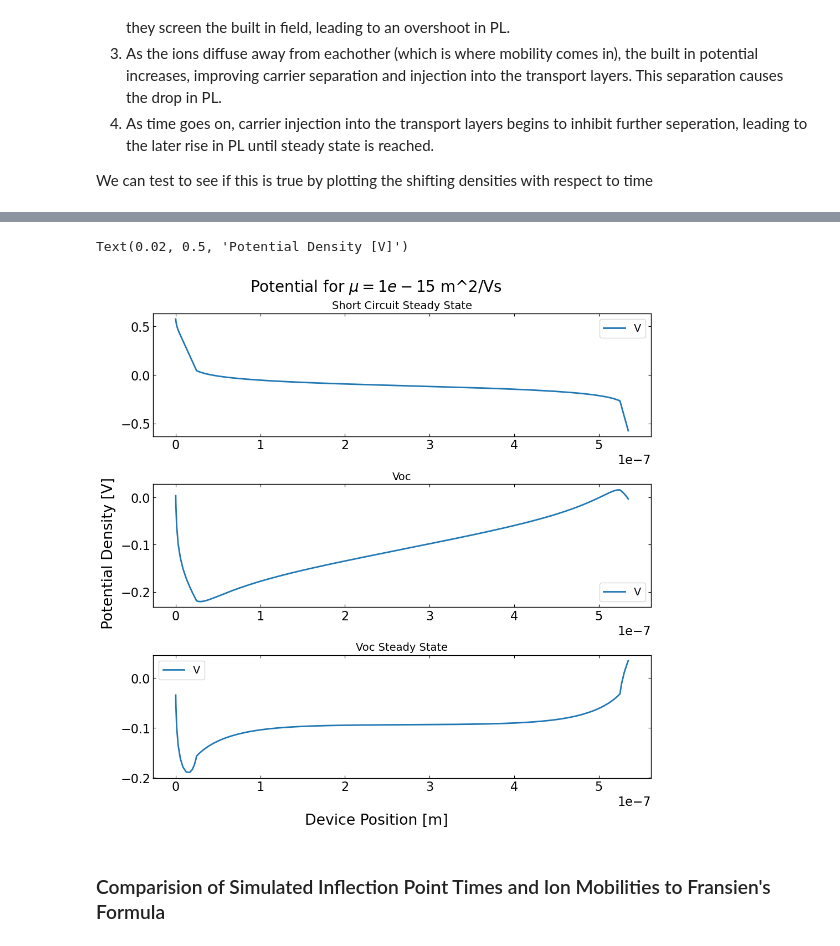
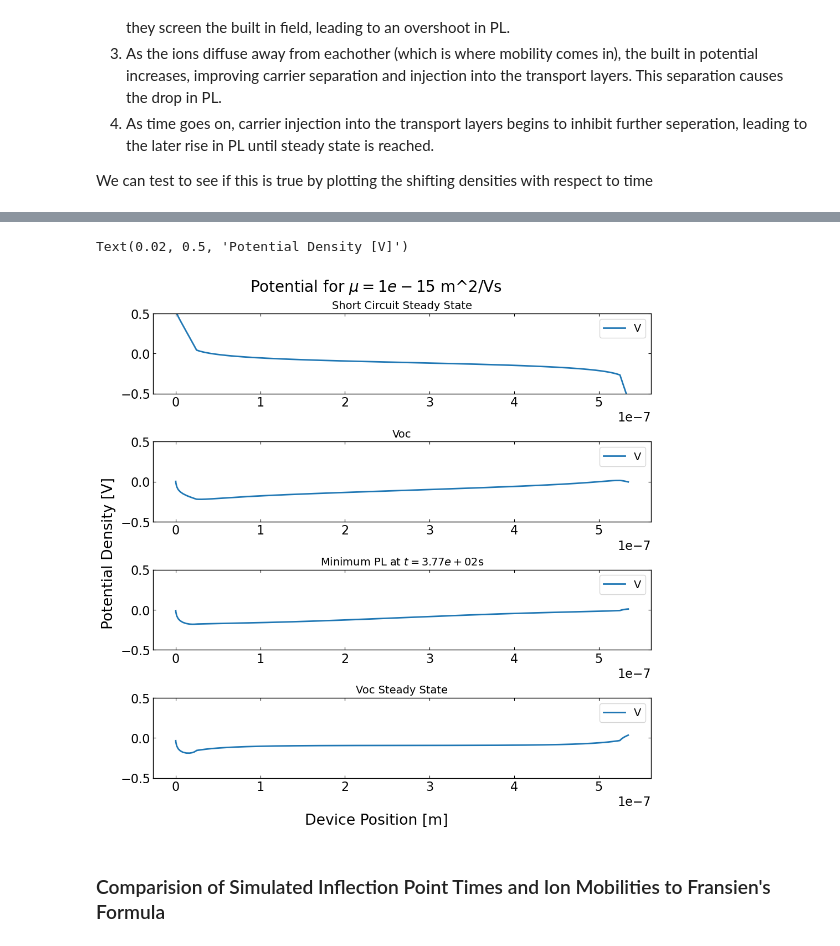
Before and after one commit to joshedmundson/pySIMsalabim, a Jupyter notebook: Notebooks/New PL Project/analysis.ipynb, the cells around one changed output, grey strips where cells are left out. Saved outputs shown, nothing was run; the diff lists cells and outputs as text; code cells hidden in the pictures.

```diff
--- a/Notebooks/New PL Project/analysis.ipynb
+++ b/Notebooks/New PL Project/analysis.ipynb
@@ -125,7 +125,7 @@ for ion_mobility in mu_ions:
 
     var_file_name = f"varFile_{ion_mobility}.dat"
     var_file_data = pd.read_csv(os.path.join(session_path, var_file_name), sep=r"\s+")
-    var_file_data = var_file_data[["x", "time", "n", "p", "anion", "cation", "V"]]
+    var_file_data = var_file_data[["x", "time", "n", "p", "anion", "cation", "V", "Jn", "Jp", "IntSRHn", "IntSRHp"]]
 
     zimt_run = ZimtRun(N_anion=1E22, N_cation=1E22, tj_data=tj_file_data, var_data=var_file_data, mu_anion=float(ion_mobility), mu_cation=float(ion_mobility))
     zimt_runs.append(zimt_run)
@@ -311,0 +365,18 @@ Text(0.5, 0.01, 'Carrier Density [m^-3]')
+# %%
+# Same again for the product of carrier distributions
+titles = ["Short Circuit Steady State", "Voc", f"Minimum PL at $t={minimum_PL_time:.2e}$s", "Voc Steady State"]
+
+fig = plt.figure(figsize=(10,10), layout="constrained")
+for index, distribution in enumerate(distributions):
+    subplot_location = f"41{index+1}"
+    ax = fig.add_subplot(int(subplot_location))
+    ax.axhline(1E42, linestyle="--", label="$np=$1E42", color='black')
+    ax.plot(distribution["x"], distribution["n"]*distribution["p"])
+    ax.set_yscale("log")
+    ax.set_title(titles[index])
+    ax.set_ylim(1E37, 1E43)
+    ax.legend()
+
+fig.suptitle(f"Product of Carrier Densities for $\\mu={ion_mobility}$ m^2/Vs", fontsize=20)
+fig.supxlabel("Device Position [m]")
+fig.supylabel("$np$ [m^-6]")
@@ -311,0 +386,18 @@ Text(0.5, 0.01, 'Carrier Density [m^-3]')
+# %%
+# Same again for SRH Interface recombination
+titles = ["Short Circuit Steady State", "Voc", f"Minimum PL at $t={minimum_PL_time:.2e}$s", "Voc Steady State"]
+
+fig = plt.figure(figsize=(10,10), layout="constrained")
+for index, distribution in enumerate(distributions):
+    subplot_location = f"41{index+1}"
+    ax = fig.add_subplot(int(subplot_location))
+    ax.plot(distribution["x"], distribution[["IntSRHn", "IntSRHp"]], label=["IntSRHn", "IntSRHp"])
+    ax.axhline(1E30)
+    ax.legend()
+    ax.set_yscale("log")
+    ax.set_title(titles[index])
+    ax.set_ylim(1E23, 1E32)
+
+fig.suptitle(f"Interface SRH $\\mu={ion_mobility}$ m^2/Vs", fontsize=20)
+fig.supxlabel("Device Position [m]")
+fig.supylabel("Carrier Density [m^-3]")
@@ -312,21 +407,22 @@ Text(0.5, 0.01, 'Carrier Density [m^-3]')
 # %%
-# Same again for carrier distribution
-titles = ["Short Circuit Steady State", "Voc", "Voc Steady State"]
+# Same again for potential
+titles = ["Short Circuit Steady State", "Voc", f"Minimum PL at $t={minimum_PL_time:.2e}$s", "Voc Steady State"]
 
 fig = plt.figure(figsize=(10,10), layout="constrained")
 for index, distribution in enumerate(distributions):
-    subplot_location = f"31{index+1}"
+    subplot_location = f"41{index+1}"
     ax = fig.add_subplot(int(subplot_location))
     ax.plot(distribution["x"], distribution["V"], label=["V"])
     ax.legend()
     ax.set_title(titles[index])
+    ax.set_ylim(-0.5, 0.5)
 
 fig.suptitle(f"Potential for $\\mu={ion_mobility}$ m^2/Vs", fontsize=20)
 fig.supxlabel("Device Position [m]")
 fig.supylabel("Potential Density [V]")
 # %% [output]
 Text(0.02, 0.5, 'Potential Density [V]')
-[figure, old version]
+[figure, new version]
 # %% [markdown]
 ### Comparision of Simulated Inflection Point Times and Ion Mobilities to Fransien's Formula
 # %% [markdown]
```
Also changed, not shown: parts of 6 cells of this notebook.
